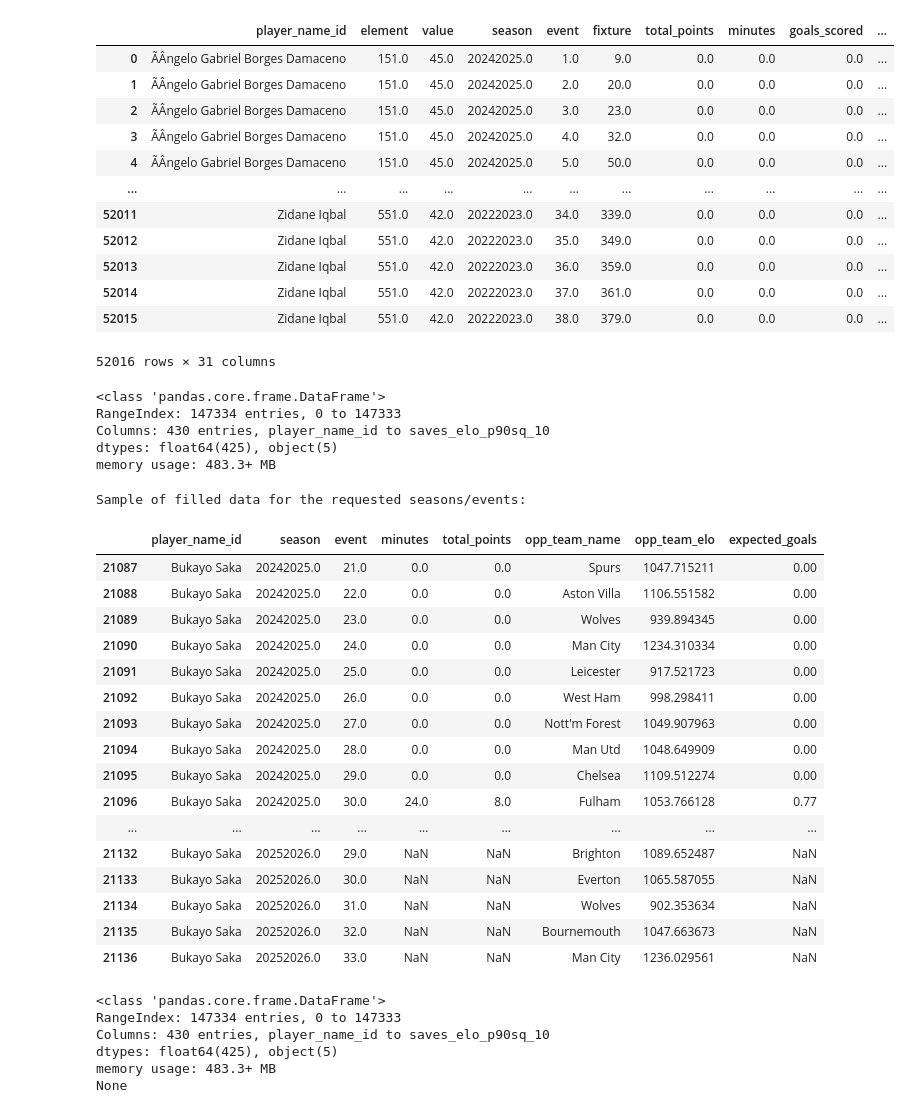
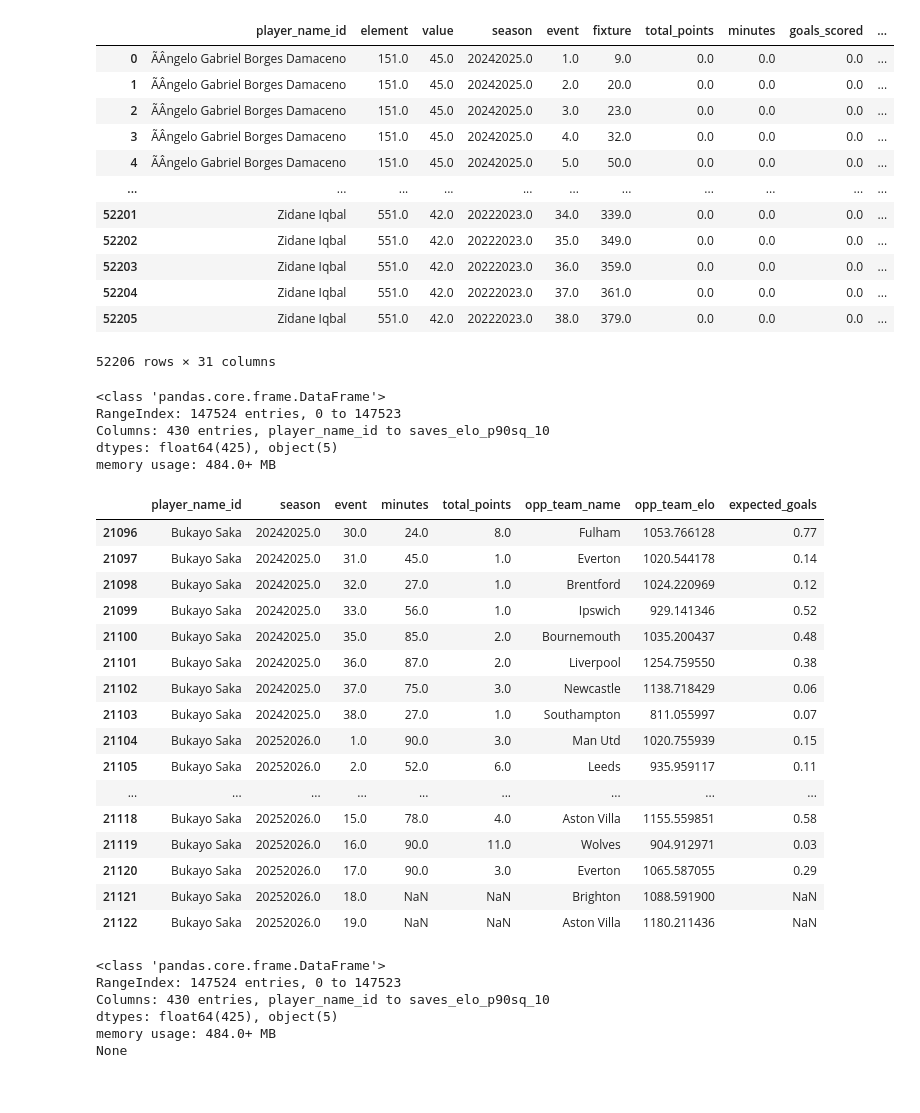
Before and after one commit to chrisimpacts/FPL-Points-Predictor, a Jupyter notebook: 2_TransformData.ipynb, the cells around one changed output. Saved outputs shown, nothing was run; the diff lists cells and outputs as text; code cells hidden in the pictures.

```diff
--- a/2_TransformData.ipynb
+++ b/2_TransformData.ipynb
@@ -13,8 +13,8 @@ if __name__ == "__main__":
     db_creator = DatabaseCreator(db_settings=CJDH_local_settings.local_settings['FPL_Points_Predictor'])
     fpl_engine = db_creator.get_engine_for("fpl_data_analysis")
 # %%
-stats_current_gameweek = 16
-picks_current_gameweek = 16
+stats_current_gameweek = 17
+picks_current_gameweek = 17
 # last_completed_gameweek = 13
 # current_gameweek = 14
 # next_gameweek = 15
@@ -93,10 +93,10 @@ view
 | ... | ... | ... | ... | ... | ... | ... | ... | ... | ... | ... |
-| 52011 | Zidane Iqbal | 551.0 | 42.0 | 20222023.0 | 34.0 | 339.0 | 0.0 | 0.0 | 0.0 | ... |
-| 52012 | Zidane Iqbal | 551.0 | 42.0 | 20222023.0 | 35.0 | 349.0 | 0.0 | 0.0 | 0.0 | ... |
-| 52013 | Zidane Iqbal | 551.0 | 42.0 | 20222023.0 | 36.0 | 359.0 | 0.0 | 0.0 | 0.0 | ... |
-| 52014 | Zidane Iqbal | 551.0 | 42.0 | 20222023.0 | 37.0 | 361.0 | 0.0 | 0.0 | 0.0 | ... |
-| 52015 | Zidane Iqbal | 551.0 | 42.0 | 20222023.0 | 38.0 | 379.0 | 0.0 | 0.0 | 0.0 | ... |
+| 52201 | Zidane Iqbal | 551.0 | 42.0 | 20222023.0 | 34.0 | 339.0 | 0.0 | 0.0 | 0.0 | ... |
+| 52202 | Zidane Iqbal | 551.0 | 42.0 | 20222023.0 | 35.0 | 349.0 | 0.0 | 0.0 | 0.0 | ... |
+| 52203 | Zidane Iqbal | 551.0 | 42.0 | 20222023.0 | 36.0 | 359.0 | 0.0 | 0.0 | 0.0 | ... |
+| 52204 | Zidane Iqbal | 551.0 | 42.0 | 20222023.0 | 37.0 | 361.0 | 0.0 | 0.0 | 0.0 | ... |
+| 52205 | Zidane Iqbal | 551.0 | 42.0 | 20222023.0 | 38.0 | 379.0 | 0.0 | 0.0 | 0.0 | ... |
-52016 rows × 31 columns
+52206 rows × 31 columns
 # %%
 def create_running_averages(db_creator,
                            metrics_to_average,
@@ -279,7 +279,7 @@ def create_running_averages(db_creator,
 
                 # Squared per-90 all-time average
                 if include_squared_per_90:
-                    squared_expr = f"POWER({metric_expr}, 2)"
+                    squared_expr = f"CASE WHEN minutes > 0 THEN POWER(({metric} / minutes * 90.0), 2) ELSE NULL END"
                     avg_name_squared = f"{short_metric}_p90sq_at"
                     select_parts.append(f"""
                         CASE WHEN (season < 20252026 OR (season = 20252026 AND event <= latest_completed_gw+1)) THEN
@@ -321,7 +321,7 @@ def create_running_averages(db_creator,
 
                 # Squared per-90 running average
                 if include_squared_per_90:
-                    squared_expr = f"POWER({metric_expr}, 2)"
+                    squared_expr = f"CASE WHEN minutes > 0 THEN POWER(({metric} / minutes * 90.0), 2) ELSE NULL END"
                     avg_name_squared = f"{short_metric}_p90sq_{window}"
                     select_parts.append(f"""
                         CASE WHEN (season < 20252026 OR (season = 20252026 AND event <= latest_completed_gw+1)) THEN
@@ -364,7 +364,7 @@ def create_running_averages(db_creator,
 
                 # Squared ELO-adjusted per-90
                 if include_squared_per_90:
-                    squared_elo_expr = f"POWER({elo_per90_expr}, 2)"
+                    squared_elo_expr = f"CASE WHEN minutes > 0 THEN POWER((({metric} / minutes * 90.0) / {elo_difficulty_multiplier}), 2) ELSE NULL END"
                     avg_name_elo_squared = f"{short_metric}_elo_p90sq_{window}"
                     select_parts.append(f"""
                         CASE WHEN (season < 20252026 OR (season = 20252026 AND event <= latest_completed_gw+1)) THEN
@@ -445,10 +445,10 @@ df = create_running_averages(db_creator,
 df.info()
 # %% [output]
 <class 'pandas.core.frame.DataFrame'>
-RangeIndex: 147334 entries, 0 to 147333
+RangeIndex: 147524 entries, 0 to 147523
 Columns: 430 entries, player_name_id to saves_elo_p90sq_10
 dtypes: float64(425), object(5)
-memory usage: 483.3+ MB
+memory usage: 484.0+ MB
 # %%
 import pandas as pd
 import numpy as np
@@ -484,32 +484,30 @@ for col in cols_to_fill:
     df_filled.loc[mask, col] = df_filled.groupby('player_name_id')[col].ffill()[mask]
 # %%
 mask = (((df_filled['season'] == 20242025) & (df_filled['event'] > 29))
-    | ((df_filled['season'] == 20252026) & (df_filled['event'] > 0))
+    | ((df_filled['season'] == 20252026) & (df_filled['event'] > 0) & (df_filled['event'] < 20))
     ) & (df_filled['player_name_id'] == 'Bukayo Saka')
 
-print("Sample of filled data for the requested seasons/events:")
 df_filled.loc[mask, ['player_name_id', 'season', 'event', 'minutes',
                      'total_points', 'opp_team_name', 'opp_team_elo',
                      'expected_goals']].head(50)
 # %% [output]
-Sample of filled data for the requested seasons/events:
 |  | player_name_id | season | event | minutes | total_points | opp_team_name | opp_team_elo | expected_goals |
-| 21087 | Bukayo Saka | 20242025.0 | 21.0 | 0.0 | 0.0 | Spurs | 1047.715211 | 0.00 |
-| 21088 | Bukayo Saka | 20242025.0 | 22.0 | 0.0 | 0.0 | Aston Villa | 1106.551582 | 0.00 |
-| 21089 | Bukayo Saka | 20242025.0 | 23.0 | 0.0 | 0.0 | Wolves | 939.894345 | 0.00 |
-| 21090 | Bukayo Saka | 20242025.0 | 24.0 | 0.0 | 0.0 | Man City | 1234.310334 | 0.00 |
-| 21091 | Bukayo Saka | 20242025.0 | 25.0 | 0.0 | 0.0 | Leicester | 917.521723 | 0.00 |
-| 21092 | Bukayo Saka | 20242025.0 | 26.0 | 0.0 | 0.0 | West Ham | 998.298411 | 0.00 |
-| 21093 | Bukayo Saka | 20242025.0 | 27.0 | 0.0 | 0.0 | Nott'm Forest | 1049.907963 | 0.00 |
-| 21094 | Bukayo Saka | 20242025.0 | 28.0 | 0.0 | 0.0 | Man Utd | 1048.649909 | 0.00 |
-| 21095 | Bukayo Saka | 20242025.0 | 29.0 | 0.0 | 0.0 | Chelsea | 1109.512274 | 0.00 |
 | 21096 | Bukayo Saka | 20242025.0 | 30.0 | 24.0 | 8.0 | Fulham | 1053.766128 | 0.77 |
+| 21097 | Bukayo Saka | 20242025.0 | 31.0 | 45.0 | 1.0 | Everton | 1020.544178 | 0.14 |
+| 21098 | Bukayo Saka | 20242025.0 | 32.0 | 27.0 | 1.0 | Brentford | 1024.220969 | 0.12 |
+| 21099 | Bukayo Saka | 20242025.0 | 33.0 | 56.0 | 1.0 | Ipswich | 929.141346 | 0.52 |
+| 21100 | Bukayo Saka | 20242025.0 | 35.0 | 85.0 | 2.0 | Bournemouth | 1035.200437 | 0.48 |
+| 21101 | Bukayo Saka | 20242025.0 | 36.0 | 87.0 | 2.0 | Liverpool | 1254.759550 | 0.38 |
+| 21102 | Bukayo Saka | 20242025.0 | 37.0 | 75.0 | 3.0 | Newcastle | 1138.718429 | 0.06 |
+| 21103 | Bukayo Saka | 20242025.0 | 38.0 | 27.0 | 1.0 | Southampton | 811.055997 | 0.07 |
+| 21104 | Bukayo Saka | 20252026.0 | 1.0 | 90.0 | 3.0 | Man Utd | 1020.755939 | 0.15 |
+| 21105 | Bukayo Saka | 20252026.0 | 2.0 | 52.0 | 6.0 | Leeds | 935.959117 | 0.11 |
 | ... | ... | ... | ... | ... | ... | ... | ... | ... |
-| 21132 | Bukayo Saka | 20252026.0 | 29.0 | NaN | NaN | Brighton | 1089.652487 | NaN |
-| 21133 | Bukayo Saka | 20252026.0 | 30.0 | NaN | NaN | Everton | 1065.587055 | NaN |
-| 21134 | Bukayo Saka | 20252026.0 | 31.0 | NaN | NaN | Wolves | 902.353634 | NaN |
-| 21135 | Bukayo Saka | 20252026.0 | 32.0 | NaN | NaN | Bournemouth | 1047.663673 | NaN |
-| 21136 | Bukayo Saka | 20252026.0 | 33.0 | NaN | NaN | Man City | 1236.029561 | NaN |
+| 21118 | Bukayo Saka | 20252026.0 | 15.0 | 78.0 | 4.0 | Aston Villa | 1155.559851 | 0.58 |
+| 21119 | Bukayo Saka | 20252026.0 | 16.0 | 90.0 | 11.0 | Wolves | 904.912971 | 0.03 |
+| 21120 | Bukayo Saka | 20252026.0 | 17.0 | 90.0 | 3.0 | Everton | 1065.587055 | 0.29 |
+| 21121 | Bukayo Saka | 20252026.0 | 18.0 | NaN | NaN | Brighton | 1088.591900 | NaN |
+| 21122 | Bukayo Saka | 20252026.0 | 19.0 | NaN | NaN | Aston Villa | 1180.211436 | NaN |
 # %%
 #Add a new staging table & data into the database
 table_name = "playergw_transformed"
@@ -520,8 +518,8 @@ if __name__ == "__main__":
     print(playergw_transformed.info())
 # %% [output]
 <class 'pandas.core.frame.DataFrame'>
-RangeIndex: 147334 entries, 0 to 147333
+RangeIndex: 147524 entries, 0 to 147523
 Columns: 430 entries, player_name_id to saves_elo_p90sq_10
 dtypes: float64(425), object(5)
-memory usage: 483.3+ MB
+memory usage: 484.0+ MB
 None
```
Also changed, not shown: parts of 5 cells of this notebook, 5 other files.
